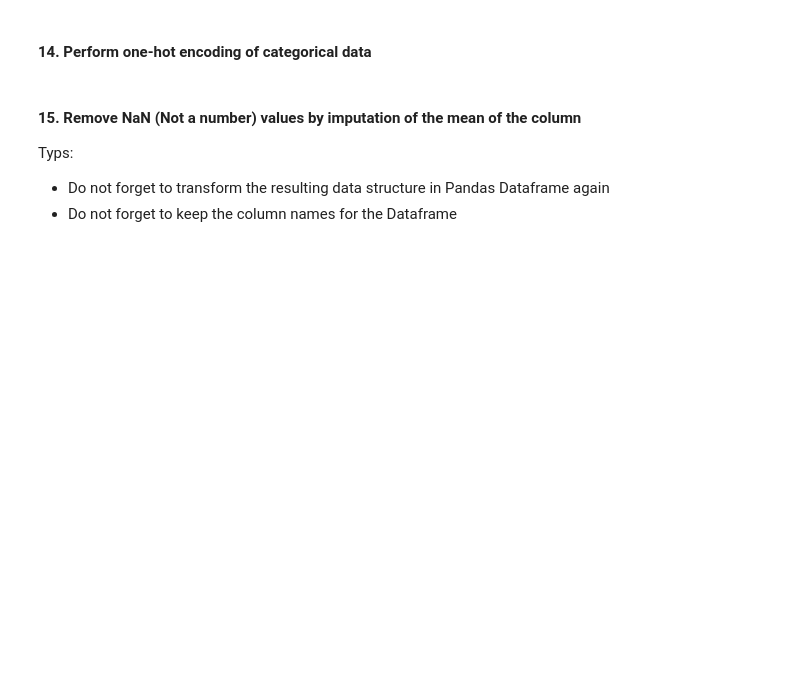
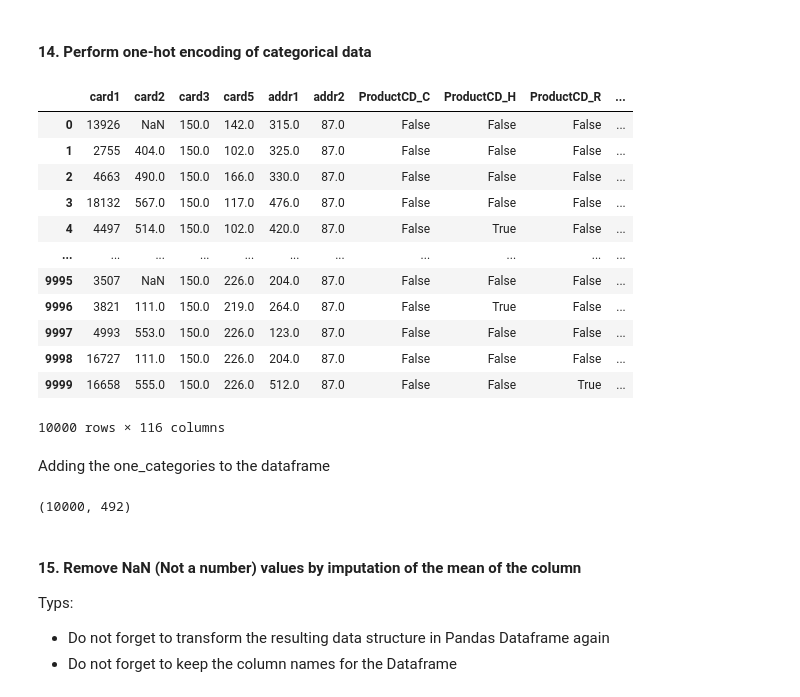
Before and after one commit to Ekliipce/Machine-Learning-for-Cybersecurite, a Jupyter notebook: anomaly_detection/cyberml-lab-session-1-anomaly-detection.ipynb, the cells around one changed output. Saved outputs shown, nothing was run; the diff lists cells and outputs as text; code cells hidden in the pictures; blank space fills up the shorter version.

```diff
--- a/anomaly_detection/cyberml-lab-session-1-anomaly-detection.ipynb
+++ b/anomaly_detection/cyberml-lab-session-1-anomaly-detection.ipynb
@@ -146,0 +142,6 @@ Columns that are categories: Index([], dtype='object')
+# %%
+category_columns = ['ProductCD', 'card1', 'card2', 'card3',
+                    'card5', 'addr1', 'addr2', 'P_emaildomain',
+                    'R_emaildomain', 'M1','M2', 'M3', 'M4',
+                    'M5', 'M6', 'M7', 'M8', 'M9']
+print("Columns that are categories:", category_columns)
@@ -244,6 +281,44 @@ z_axis_name)
 ## **III/ Data cleaning**
 # %% [markdown]
 #### 14. Perform one-hot encoding of categorical data
+# %%
+def get_one_hot_encoded_dataframe(df):
+    """
+    Retrieves the one hot encoded dataframe
+    Args :
+        dataframe: input dataframe
+    Returns :
+        The associated one hot encoded dataframe
+    """
+    if (df is None):
+        return None
+
+    return pd.get_dummies(df)
+
+one_hot_categorical = get_one_hot_encoded_dataframe(reduced_transaction_df[category_columns])
+one_hot_categorical
+# %% [output]
+|  | card1 | card2 | card3 | card5 | addr1 | addr2 | ProductCD_C | ProductCD_H | ProductCD_R | ... |
+| 0 | 13926 | NaN | 150.0 | 142.0 | 315.0 | 87.0 | False | False | False | ... |
+| 1 | 2755 | 404.0 | 150.0 | 102.0 | 325.0 | 87.0 | False | False | False | ... |
+| 2 | 4663 | 490.0 | 150.0 | 166.0 | 330.0 | 87.0 | False | False | False | ... |
+| 3 | 18132 | 567.0 | 150.0 | 117.0 | 476.0 | 87.0 | False | False | False | ... |
+| 4 | 4497 | 514.0 | 150.0 | 102.0 | 420.0 | 87.0 | False | True | False | ... |
+| ... | ... | ... | ... | ... | ... | ... | ... | ... | ... | ... |
+| 9995 | 3507 | NaN | 150.0 | 226.0 | 204.0 | 87.0 | False | False | False | ... |
+| 9996 | 3821 | 111.0 | 150.0 | 219.0 | 264.0 | 87.0 | False | True | False | ... |
+| 9997 | 4993 | 553.0 | 150.0 | 226.0 | 123.0 | 87.0 | False | False | False | ... |
+| 9998 | 16727 | 111.0 | 150.0 | 226.0 | 204.0 | 87.0 | False | False | False | ... |
+| 9999 | 16658 | 555.0 | 150.0 | 226.0 | 512.0 | 87.0 | False | False | True | ... |
+10000 rows × 116 columns
+# %% [markdown]
+Adding the one_categories to the dataframe
+# %%
+transaction_df = reduced_transaction_df.drop(columns=category_columns)
+transaction_df = pd.concat([transaction_df, one_hot_categorical], axis=1)
+transaction_df.shape
+# %% [output]
+(10000, 492)
 # %% [markdown]
 #### 15. Remove NaN (Not a number) values by imputation of the mean of the column
 Typs:
```
Also changed, not shown: parts of 7 cells of this notebook.
